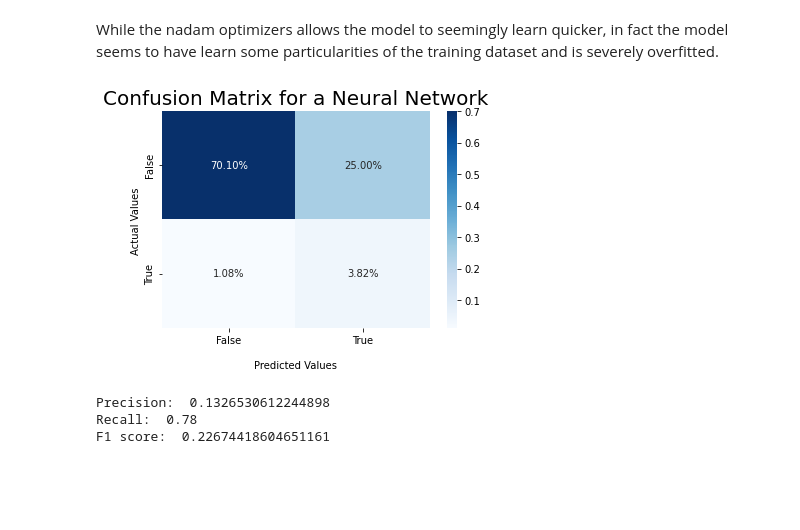
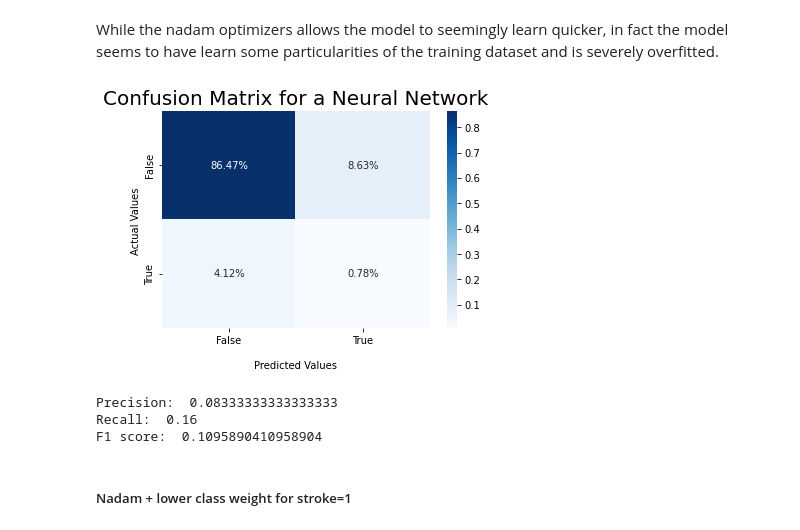
Before and after one commit to bori00/Stroke-Predictor, a Jupyter notebook: Stroke_Predictor_ML_Only.ipynb, the cells around one changed output. Saved outputs shown, nothing was run; the diff lists cells and outputs as text; code cells hidden in the pictures; blank space fills up the shorter version.

```diff
--- a/Stroke_Predictor_ML_Only.ipynb
+++ b/Stroke_Predictor_ML_Only.ipynb
@@ -970,14 +1003,14 @@ F1 score:  0.17940199335548174
 # %% [markdown]
 ##### Using a nadam optimizer
 # %%
-input2_ = keras.layers.Input(shape=X_train.shape[1:])
-hidden21 = keras.layers.Dense(30, activation="relu")(input2_)
-hidden22 = keras.layers.Dense(30, activation="relu")(hidden21)
-output2 = keras.layers.Dense(1, activation='sigmoid')(hidden22)
-model2 = keras.models.Model(inputs=[input2_], outputs=[output2])
+input3_ = keras.layers.Input(shape=X_train.shape[1:])
+hidden31 = keras.layers.Dense(30, activation="relu")(input3_)
+hidden32 = keras.layers.Dense(30, activation="relu")(hidden31)
+output3 = keras.layers.Dense(1, activation='sigmoid')(hidden32)
+model3 = keras.models.Model(inputs=[input3_], outputs=[output3])
 
-model2.compile(loss="binary_crossentropy", optimizer=keras.optimizers.Nadam(learning_rate=1e-3), metrics=['accuracy'])
-history2 = model2.fit(X_train1, y_train1, epochs=1000,
+model3.compile(loss="binary_crossentropy", optimizer=keras.optimizers.Nadam(learning_rate=5e-3), metrics=['accuracy'])
+history3 = model3.fit(X_train1, y_train1, epochs=800,
                       class_weight={0:5, 1:95},
                     validation_data=(X_valid1, y_valid1))
 # %% [output]
@@ -1009,12 +1038,14 @@ plt.show()
 # %% [markdown]
 While the nadam optimizers allows the model to seemingly learn quicker, in fact the model seems to have learn some particularities of the training dataset and is severely overfitted.
 # %%
-y_pred = model2.predict(X_valid1) >= 0.5
+y_pred = model3.predict(X_valid1) >= 0.5
 conf_mat = confusion_matrix(y_valid1, y_pred)
 plot_confusion_matrix_with_percentages(conf_mat, "Confusion Matrix for a Neural Network")
 print_metrics(y_valid1, y_pred)
 # %% [output]
-[figure, old version]
+[figure, new version]
-Precision:  0.1326530612244898
-Recall:  0.78
-F1 score:  0.22674418604651161
+Precision:  0.08333333333333333
+Recall:  0.16
+F1 score:  0.1095890410958904
+# %% [markdown]
+##### Nadam + lower class weight for stroke=1
```
Also changed, not shown: parts of 21 cells of this notebook.
